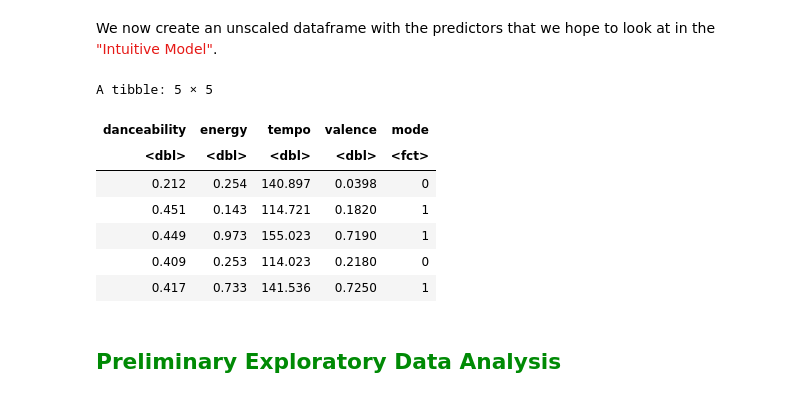
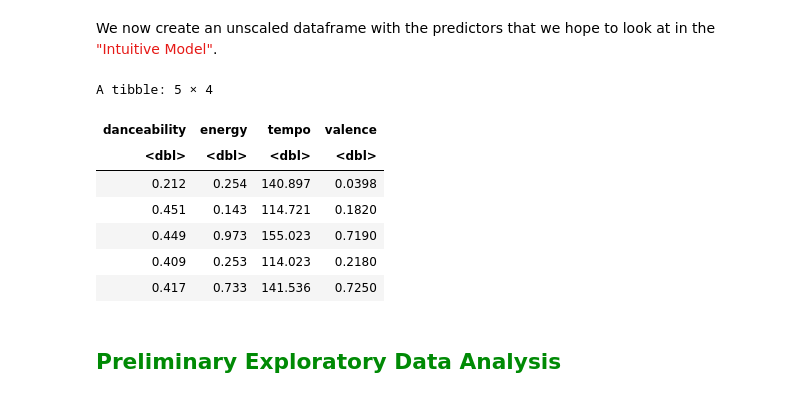
Before and after one commit to eshuaiii/dsci-100-2022w1-group-79, a Jupyter notebook: 79_project_report.ipynb, the cells around one changed output. Drawn from its saved outputs; the diff is of its cells as text; code cells hidden in the pictures.

Commit message:
removed mode, have not fixed everything tho

```diff
--- a/79_project_report.ipynb
+++ b/79_project_report.ipynb
@@ -151,24 +169,23 @@ We now create an unscaled dataframe with the predictors that we hope to look at
 # %%
 # ========== Dataframe with our intuitive data ==========
 # first, select all the predictors we're interested in (danceability, energy,tempo, valence, mode)
 # Then transform mode into a factor.
 
 spotify_training_intuitive_unscaled <- spotify_training |>
-    select(danceability, energy, tempo, valence, mode) |>
+    select(danceability, energy, tempo, valence) |>
     mutate(energy = as.numeric(energy),
            tempo = as.numeric(tempo),
-           valence = as.numeric(valence),
-           mode = as_factor(mode))
+           valence = as.numeric(valence))
 head(spotify_training_intuitive_unscaled, 5)
 # %% [output]
-A tibble: 5 × 5
+A tibble: 5 × 4
-| danceability | energy | tempo | valence | mode |
-| <dbl> | <dbl> | <dbl> | <dbl> | <fct> |
-| 0.212 | 0.254 | 140.897 | 0.0398 | 0 |
-| 0.451 | 0.143 | 114.721 | 0.1820 | 1 |
-| 0.449 | 0.973 | 155.023 | 0.7190 | 1 |
-| 0.409 | 0.253 | 114.023 | 0.2180 | 0 |
-| 0.417 | 0.733 | 141.536 | 0.7250 | 1 |
+| danceability | energy | tempo | valence |
+| <dbl> | <dbl> | <dbl> | <dbl> |
+| 0.212 | 0.254 | 140.897 | 0.0398 |
+| 0.451 | 0.143 | 114.721 | 0.1820 |
+| 0.449 | 0.973 | 155.023 | 0.7190 |
+| 0.409 | 0.253 | 114.023 | 0.2180 |
+| 0.417 | 0.733 | 141.536 | 0.7250 |
 # %% [markdown]
 <h2 style="color:#008a05">Preliminary Exploratory Data Analysis</h2>
 # %% [markdown]
```
Also changed, not shown: parts of 8 cells of this notebook.
